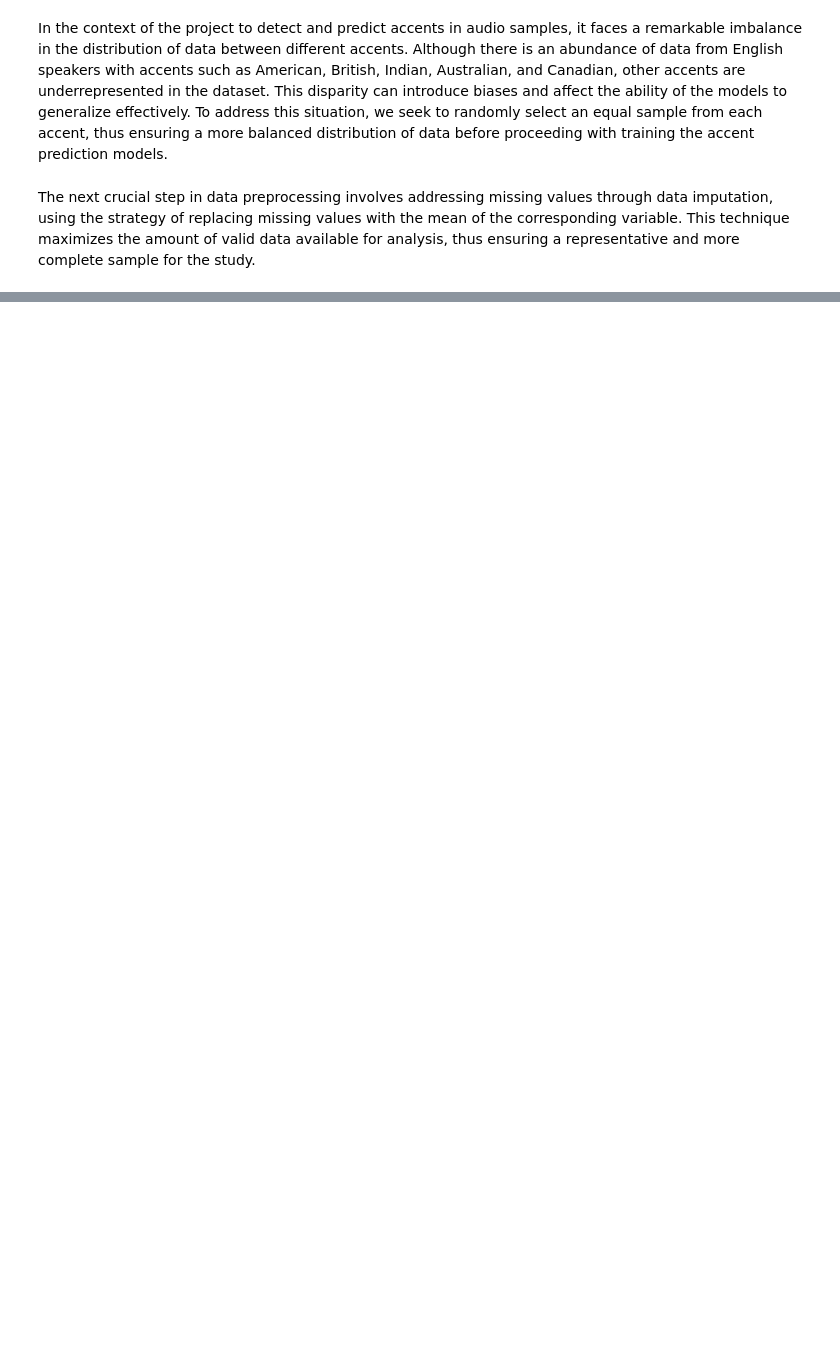
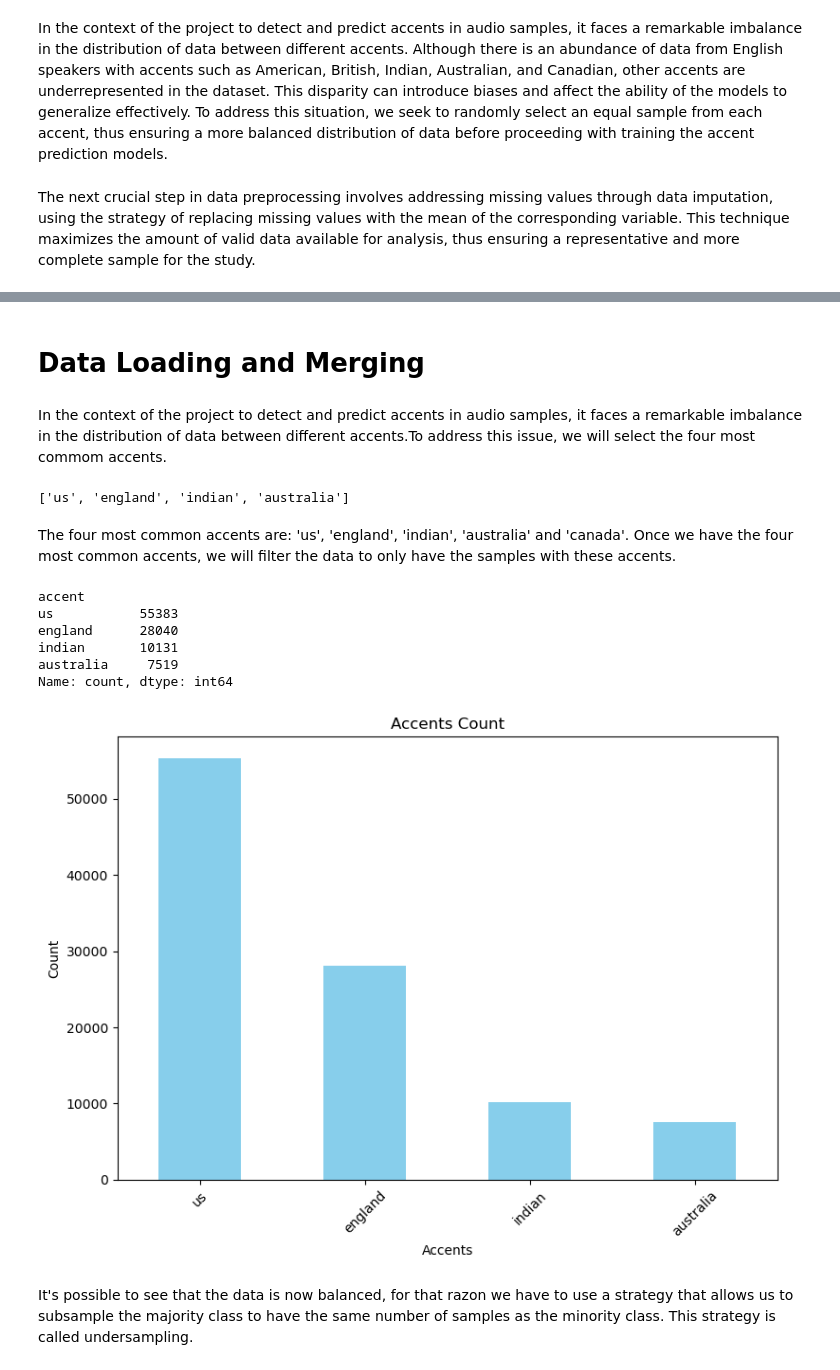
Before and after one commit to CristianPerafan/ArtificialIntelligenceProject, a Jupyter notebook: Delivery2/ExploratoryDataAnalysis2.ipynb, the cells around one changed output, grey strips where cells are left out. Drawn from its saved outputs; the diff is of its cells as text; code cells hidden in the pictures; blank space fills up the shorter version.

```diff
--- a/Delivery2/ExploratoryDataAnalysis2.ipynb
+++ b/Delivery2/ExploratoryDataAnalysis2.ipynb
@@ -94,0 +91,2 @@ df2.shape
+# %%
+df = df.merge(info_df, on='filename', how='inner')
@@ -223,6 +157,6 @@ clean_df.drop(columns=['duration'])
 # %% [markdown]
 In the same way, the instances that do not have an accent value will be discarded. This is because the accent is our target variable, so any instance without accent cannot be used because it will not be useful to learn from it.
 # %%
-clean_df.dropna(subset=['accent'], inplace=True)
-clean_df.reset_index(drop=True, inplace=True)
-clean_df.isnull().sum()
+df.dropna(subset=['accent'], inplace=True)
+df.reset_index(drop=True, inplace=True)
+df.isnull().sum()
@@ -250,0 +196,38 @@ balanced_samples['gender'].fillna(mode_gender, inplace=True)
+# %% [markdown]
+# **Data Loading and Merging**
+# %% [markdown]
+In the context of the project to detect and predict accents in audio samples, it faces a remarkable imbalance in the distribution of data between different accents.To address this issue, we will  select the four most commom accents.
+# %%
+from collections import Counter
+labels = [lang for lang, _ in Counter(df['accent']).most_common(4)]
+print(labels)
+# %% [output]
+['us', 'england', 'indian', 'australia']
+# %% [markdown]
+The four most common accents are: 'us', 'england', 'indian', 'australia' and 'canada'. Once we have the four most common accents, we will filter the data to only have the samples with these accents.
+# %%
+df = df[df['accent'].isin(labels)]
+accent_counts = df['accent'].value_counts()
+accent_counts
+# %% [output]
+accent
+us           55383
+england      28040
+indian       10131
+australia     7519
+Name: count, dtype: int64
+# %%
+plt.figure(figsize=(8, 6))
+accent_counts.plot(kind='bar', color='skyblue')
+
+plt.title('Accents Count')
+plt.xlabel('Accents')
+plt.ylabel('Count')
+plt.xticks(rotation=45)
+
+plt.tight_layout()
+plt.show()
+# %% [output]
+[figure, added]
+# %% [markdown]
+It's possible to see that the data is now balanced, for that razon we have to use a strategy that allows us to subsample the majority class to have the same number of samples as the minority class. This strategy is called undersampling.
```
Also changed, not shown: parts of 60 cells of this notebook.
